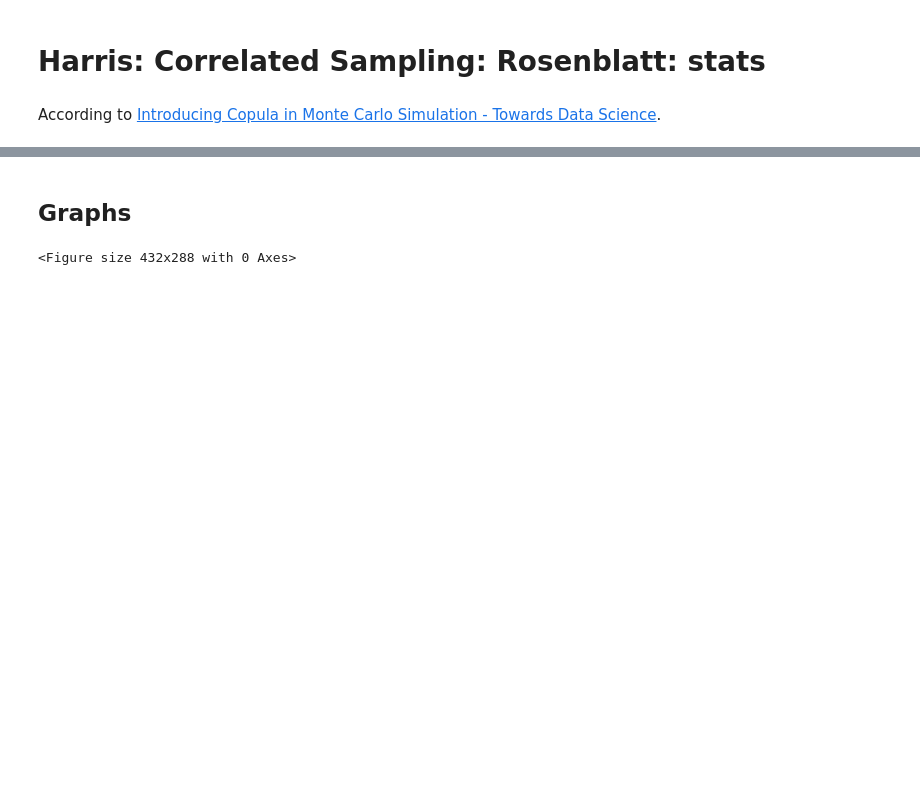
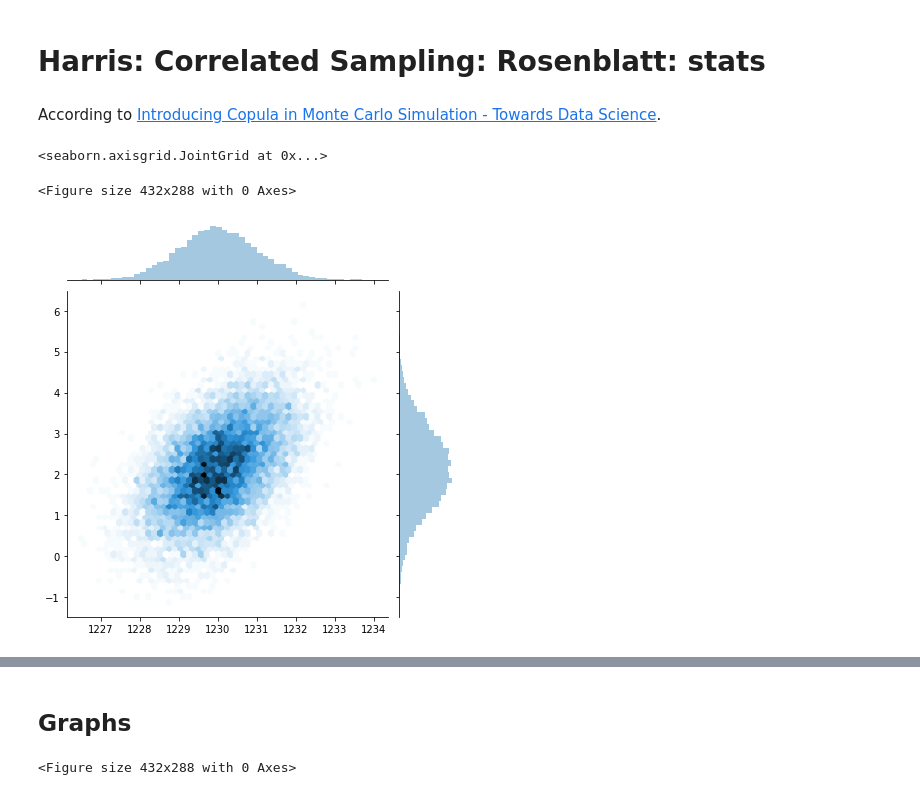
Before and after one commit to OpenSourceEconomics/econsa, a Jupyter notebook: copula-sampling.ipynb, the cells around one changed output, grey strips where cells are left out. Saved outputs shown, nothing was run; the diff lists cells and outputs as text; code cells hidden in the pictures; blank space fills up the shorter version.

```diff
--- a/copula-sampling.ipynb
+++ b/copula-sampling.ipynb
@@ -248,8 +252,15 @@ sns.jointplot(x=x_copula_sample[2], y=y_copula, kind="hex")
 # %% [markdown]
 According to [Introducing Copula in Monte Carlo Simulation - Towards Data Science](https://towardsdatascience.com/introducing-copula-in-monte-carlo-simulation-9ed1fe9f905).
 # %%
-x_normal = stats.multivariate_normal(mean=[m_0, s_0, c_0], cov=R)
+x_stats_normal = stats.multivariate_normal(mean=[m_0, s_0, c_0], cov=R)
 
 np.random.seed(seed)
-x_normal_sample = x_normal.rvs(n)
+x_stats_normal_sample = x_stats_normal.rvs(n)
+# %%
+plt.clf()
+sns.jointplot(x=x_stats_normal_sample[:, 0], y=x_stats_normal_sample[:, 1], kind="hex")
+# %% [output]
+<seaborn.axisgrid.JointGrid at 0x...>
+<Figure size 432x288 with 0 Axes>
+[figure, added]
 # %%
```
Also changed, not shown: parts of 50 cells of this notebook, 1 other file.
